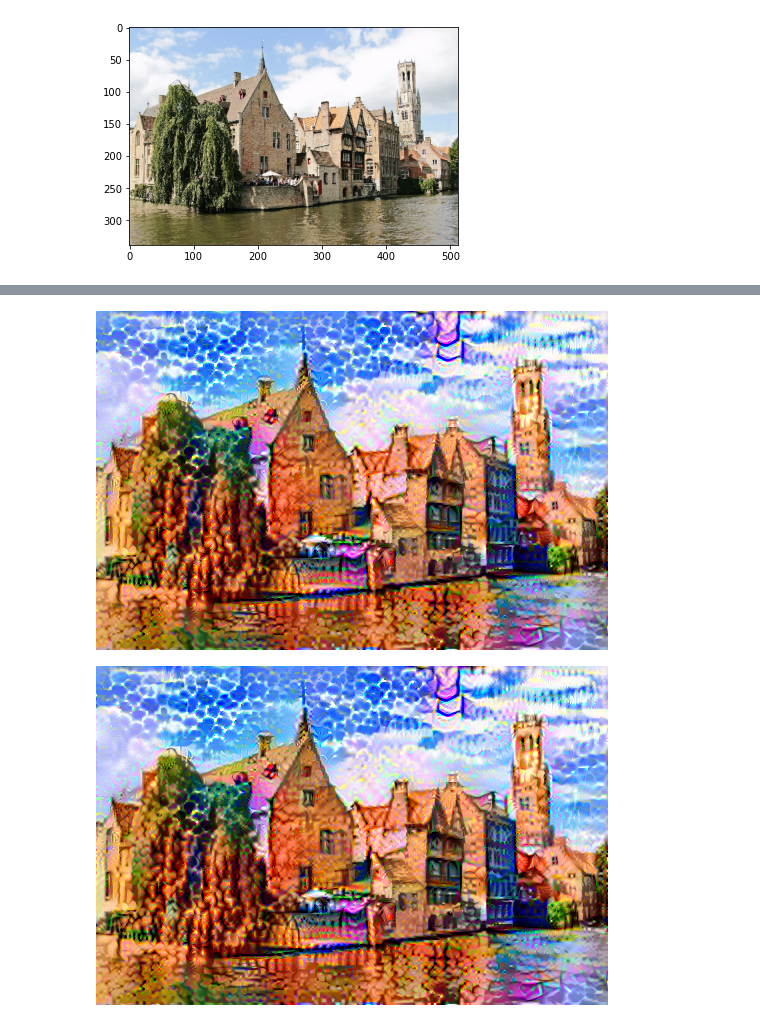
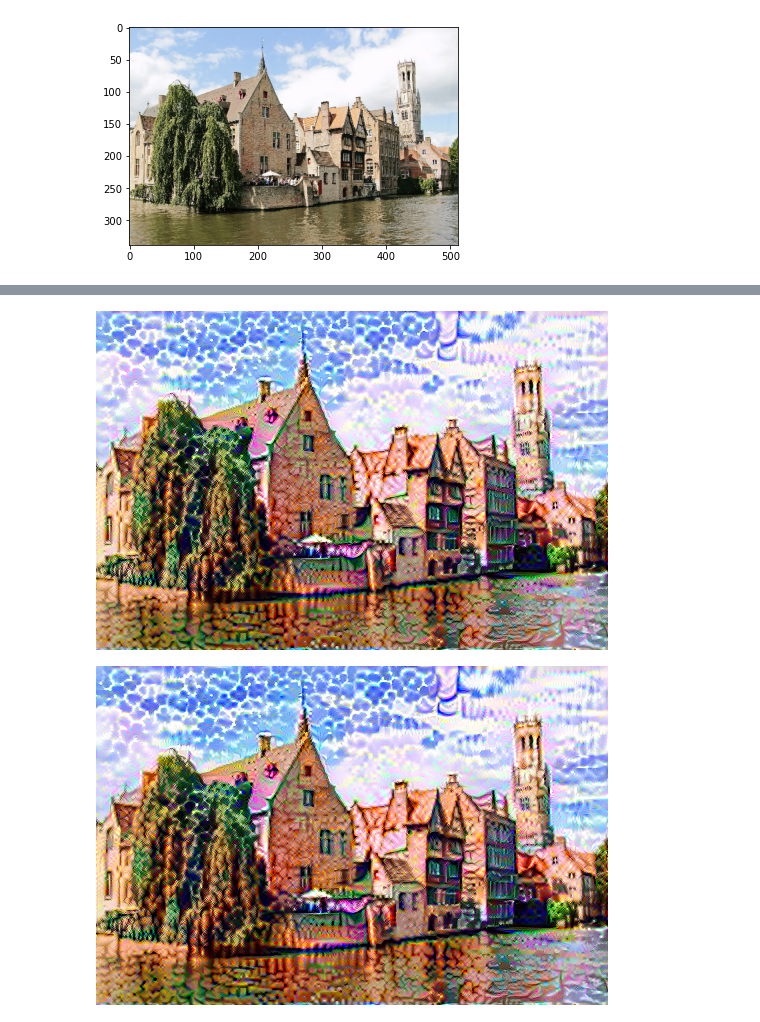
Before and after one commit to ClaytonOlsen/Style_Transfer, a Jupyter notebook: Style_Transfer_Individual/style_transfer_any/style_transer_images.ipynb, the cells around one changed output, grey strips where cells are left out. Saved outputs shown, nothing was run; the diff lists cells and outputs as text; code cells hidden in the pictures.

```diff
--- a/Style_Transfer_Individual/style_transfer_any/style_transer_images.ipynb
+++ b/Style_Transfer_Individual/style_transfer_any/style_transer_images.ipynb
@@ -8,13 +8,12 @@ tf.config.run_functions_eagerly(True)
 content_path = tf.keras.utils.get_file('belfry.jpg','https://storage.googleapis.com/khanhlvg-public.appspot.com/arbitrary-style-transfer/belfry-2611573_1280.jpg')
 #Style Image
 #style_path = tf.keras.utils.get_file("starry_night.jpg", "https://i.imgur.com/9ooB60I.jpg")
-style_path = "/Users/clayolsen1/ML_folder/Style_transfering_NN/style_images/8bit.jpg"
+style_path = "/Users/clayolsen1/ML_folder/Style_Transfer/Style_Transfer_Individual/style_images/8bit.jpg"
 #style_path = "/Users/clayolsen1/ML_folder/Style_transfering_NN/style_images/stardew.jpg"
 
 content_image = load_img(content_path)
 style_image = load_img(style_path)
 style_image = tf.nn.avg_pool(style_image, ksize = [3,3], strides = [1,1], padding = 'SAME')
 
-#imshow(content_image)
 imshow(style_image)
 # %% [output]
@@ -24,5 +27,5 @@ imshow(content_image)
 # %% [output]
 [figure]
 # %%
-image, total_loss = image_style_transfer(content_path, style_path, epochs = 1000)
+image, total_loss = image_style_transfer(content_path, style_path, epochs = 300)
 # %% [output]
@@ -31,8 +34,8 @@ Step: 900
-[figure, old version]
+[figure, new version]
 # %%
 tensor_to_image(image)
 # %% [output]
-[figure, old version]
+[figure, new version]
 # %%
 plt.plot(total_loss[800:])
 # %% [output]
```
Also changed, not shown: parts of 3 cells of this notebook, 3 other files.
